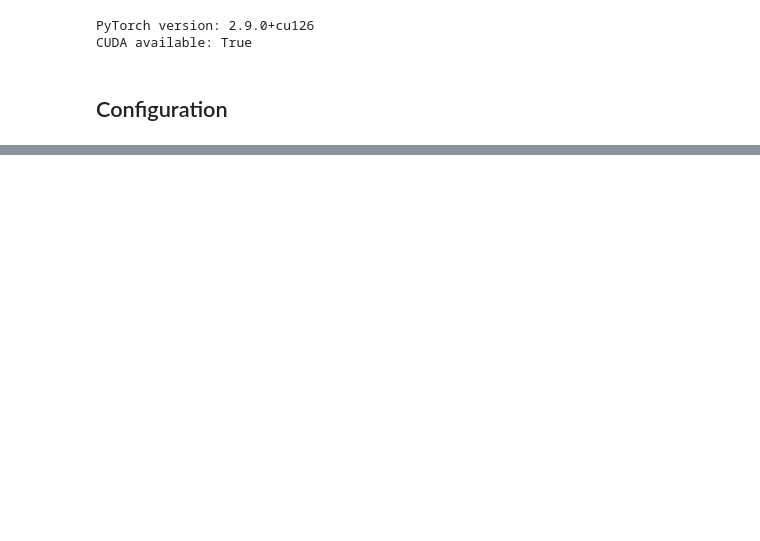
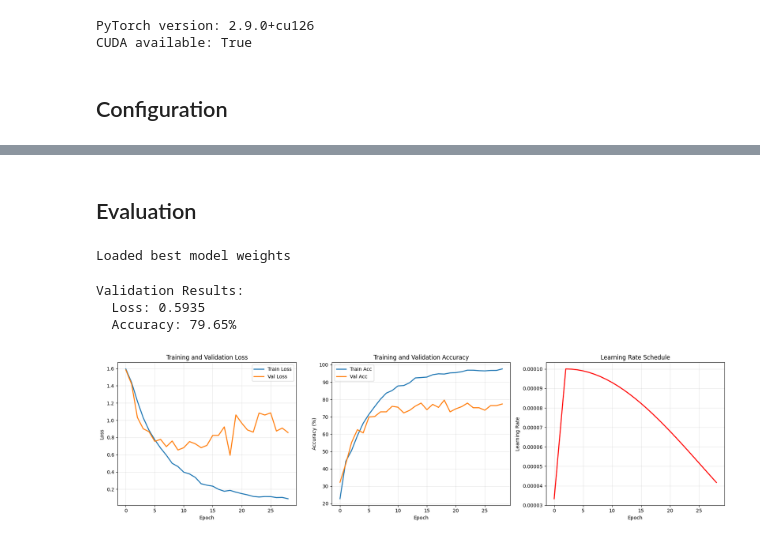
Before and after one commit to shadabtanjeed/Liver-Fibrosis-Hybrid-Model, a Jupyter notebook: Training/Ultrasound/ultrasound-resnet50.ipynb, the cells around one changed output, grey strips where cells are left out. Saved outputs shown, nothing was run; the diff lists cells and outputs as text; code cells hidden in the pictures; blank space fills up the shorter version.

Commit message:
refactored us training

```diff
--- a/Training/Ultrasound/ultrasound-resnet50.ipynb
+++ b/Training/Ultrasound/ultrasound-resnet50.ipynb
@@ -1723,0 +256,18 @@ Final Results:
+# %%
+class_counts = []
+for i in range(num_classes):
+    count = sum(1 for _, label in train_dataset.samples if label == i)
+    class_counts.append(count)
+
+print("Class distribution (train):")
+for i, cls_name in enumerate(classes):
+    percentage = (class_counts[i] / len(train_dataset)) * 100
+    print(f"  {cls_name}: {class_counts[i]:4d} ({percentage:5.2f}%)")
+
+total_samples = sum(class_counts)
+class_weights = [total_samples / (num_classes * count) for count in class_counts]
+class_weights_tensor = torch.FloatTensor(class_weights).to(device)
+
+print("\nClass weights:")
+for i, cls_name in enumerate(classes):
+    print(f"  {cls_name}: {class_weights[i]:.4f}")
@@ -1723,0 +579,48 @@ Final Results:
+# %% [markdown]
+## Evaluation
+# %%
+if best_model_wts is not None:
+    model.load_state_dict(best_model_wts)
+    print("Loaded best model weights")
+
+val_loss, val_acc, val_targets, val_preds, val_probs = evaluate(
+    model, val_loader, criterion, device
+)
+
+print(f"\nValidation Results:")
+print(f"  Loss: {val_loss:.4f}")
+print(f"  Accuracy: {val_acc*100:.2f}%")
+# %% [output]
+Loaded best model weights
+Validation Results:
+  Loss: 0.5935
+  Accuracy: 79.65%
+# %%
+fig, axes = plt.subplots(1, 3, figsize=(18, 5))
+
+axes[0].plot(history['train_loss'], label='Train Loss', linewidth=2)
+axes[0].plot(history['val_loss'], label='Val Loss', linewidth=2)
+axes[0].set_xlabel('Epoch')
+axes[0].set_ylabel('Loss')
+axes[0].set_title('Training and Validation Loss')
+axes[0].legend()
+axes[0].grid(True, alpha=0.3)
+
+axes[1].plot([x*100 for x in history['train_acc']], label='Train Acc', linewidth=2)
+axes[1].plot([x*100 for x in history['val_acc']], label='Val Acc', linewidth=2)
+axes[1].set_xlabel('Epoch')
+axes[1].set_ylabel('Accuracy (%)')
+axes[1].set_title('Training and Validation Accuracy')
+axes[1].legend()
+axes[1].grid(True, alpha=0.3)
+
+axes[2].plot(history['lr'], linewidth=2, color='red')
+axes[2].set_xlabel('Epoch')
+axes[2].set_ylabel('Learning Rate')
+axes[2].set_title('Learning Rate Schedule')
+axes[2].grid(True, alpha=0.3)
+
+plt.tight_layout()
+plt.show()
+# %% [output]
+[figure, added]
```
Also changed, not shown: parts of 55 cells of this notebook.
